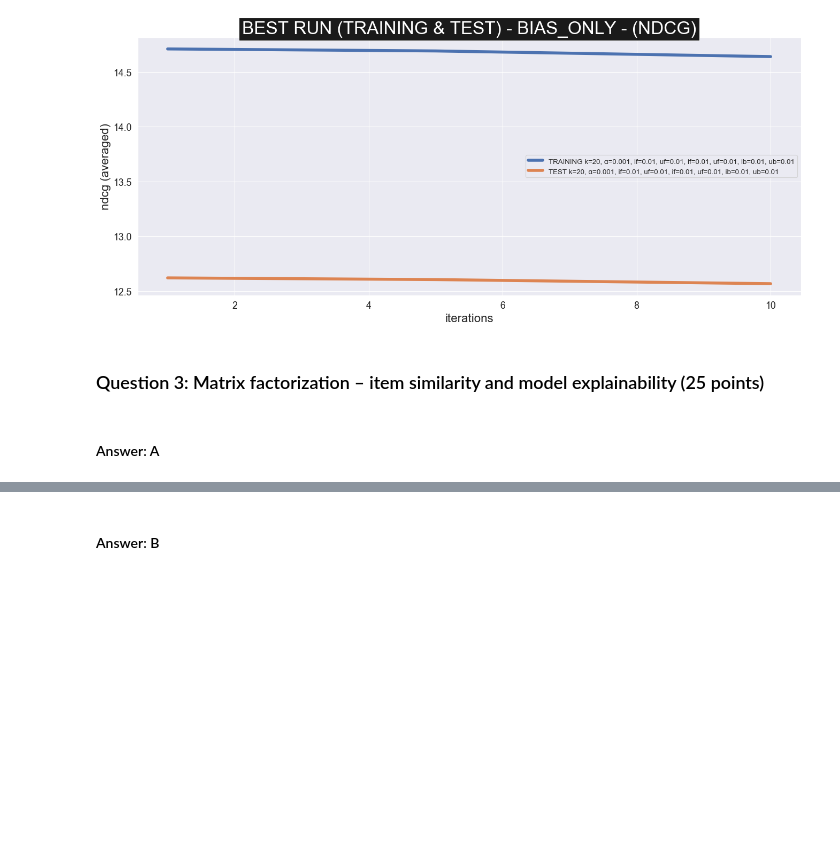
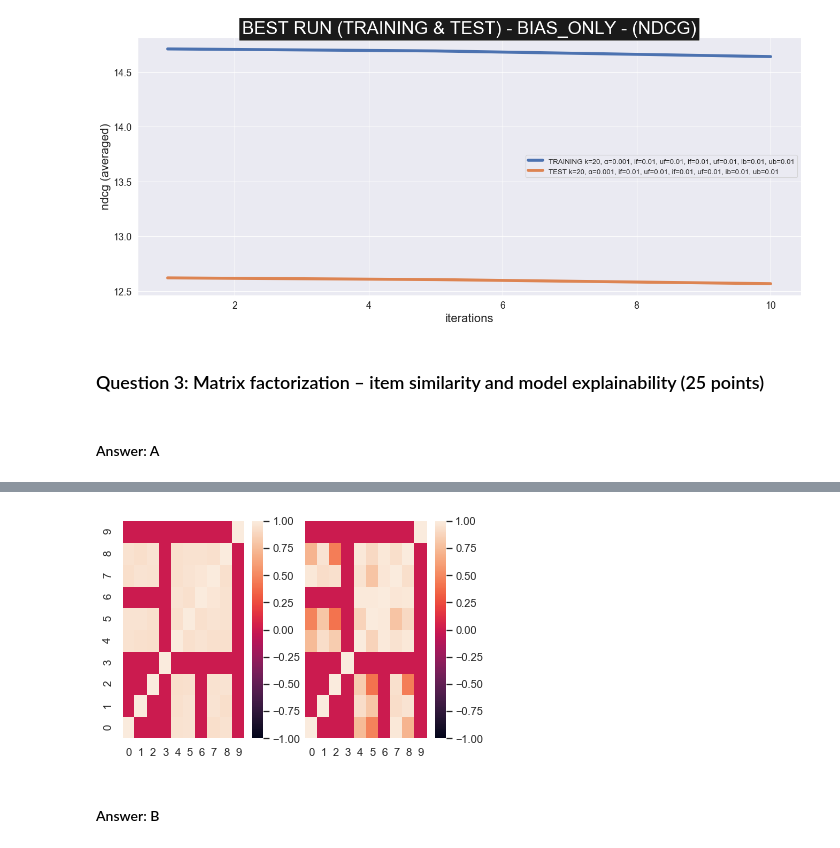
Before and after one commit to Nesher123/Recommendation-Systems, a Jupyter notebook: HW1/204502926_039065313.ipynb, the cells around one changed output, grey strips where cells are left out. Cells and saved outputs as stored; diff of their text form; code cells hidden in the pictures; blank space fills up the shorter version.

Commit message:
finished part 3. missing popularity-based model

```diff
--- a/HW1/204502926_039065313.ipynb
+++ b/HW1/204502926_039065313.ipynb
@@ -1244,12 +1106,0 @@ data
-# %%
-a = np.array([
-        [1, -1, 1],
-        [2, -2, 2],
-        [3, -3, 3],
-        [0, 0, 0]
-    ])
-
-item_1 = a.T[0]
-item_2 = a.T[2]
-
-print(f'Cosine-similarity between items 1 & 2 = {cosine(item_1, item_2)}')
@@ -1257,0 +1107,78 @@ Cosine-similarity between items 1 & 2 = 1.0
+# %%
+import seaborn as sns; sns.set_theme()
+
+# A good method to find similarity between items is the cosine-similarity discussed in class
+# Values range between -1 and 1, where -1 is perfectly dissimilar and 1 is perfectly similar.
+
+# We expect some items to return a HIGH similarity if they are SIMILAR in their genres and audience
+# We expect some items to return a LOW similarity if they are DIFFERENT in their genres and audience
+
+
+def get_cosine_by_ids(item_1_id, item_2_id):
+    item_1 = ratings.T[item_1_id - 1] # "Toy Story"
+    item_2 = ratings.T[item_2_id - 1] # "Aladdin and the King of Thieves"
+
+    # These 2 arrays are the ratings of each of the movies x and y where the same users rated both.
+    item_1_filtered = item_1[np.logical_and(item_1 != 0, item_2!=0)]
+    item_2_filtered = item_2[np.logical_and(item_1 != 0, item_2!=0)]
+
+    rating_vector_histogram_movie_1 = [0]*5
+    rating_vector_histogram_movie_2 = [0]*5
+
+    for i in item_1_filtered:
+        rating_vector_histogram_movie_1[int(i)-1]+=1
+
+    for i in item_2_filtered:
+        rating_vector_histogram_movie_2[int(i)-1]+=1
+
+#     print(f'zzz_1: {rating_vector_histogram_movie_1}')
+#     print(f'zzz_2: {rating_vector_histogram_movie_2}')
+
+    vector_length = len(item_1_filtered)
+
+    if vector_length < 40: # some minimal number of ratings
+        return 0.0, 0.0
+
+    result_filtered = cosine(item_1_filtered, item_2_filtered)
+    result_histogram = cosine(rating_vector_histogram_movie_1, rating_vector_histogram_movie_2)
+
+    print(f'Cosine-similarity between items {item_1_id + 1} & {item_2_id + 1} = {result_filtered}, vector_len={vector_length}')
+    print(f'Cosine-similarity between items {item_1_id + 1} & {item_2_id + 1} = {result_histogram}, vector_len={vector_length} - histogram comparison')
+
+    return result_filtered, result_histogram
+
+
+def cosine(item_1, item_2):
+    '''
+    (u dot v)/(||u||*||v||)
+    '''
+    dot_product = np.dot(item_1, item_2)
+    return dot_product / (np.linalg.norm(item_1) * np.linalg.norm(item_2))
+
+
+
+# We choose 10 items so we have 5 item-pairs and we calculate the cosine-similarity between the item in each pair
+top_10_popular_movies_ids = [50, 318, 64, 127, 98, 174, 483, 100, 12, 313]
+
+filtered_list = []
+histogram_list = []
+
+for i in top_10_popular_movies_ids:
+    row_filtered_list = []
+    row_histogram_list = []
+
+    for j in top_10_popular_movies_ids:
+        result_filtered, result_histogram = get_cosine_by_ids(i-1, j-1)
+        row_filtered_list.append(result_filtered)
+        row_histogram_list.append(result_histogram)
+
+    filtered_list.append(row_filtered_list)
+    histogram_list.append(row_histogram_list)
+
+
+fig, (ax1, ax2) = plt.subplots(ncols=2, sharey=True)
+
+ay1 = sns.heatmap(filtered_list, vmin=-1, vmax=1, ax=ax1)
+ay2 = sns.heatmap(histogram_list, vmin=-1, vmax=1, ax=ax2)
+ay1.invert_yaxis()
+# %% [output]
@@ -1258,2 +1202,3 @@ Cosine-similarity between items 1 & 2 = 1.0
+[figure, added]
 # %% [markdown]
 #### Answer: B
```
Also changed, not shown: parts of 26 cells of this notebook, 1 other file.
